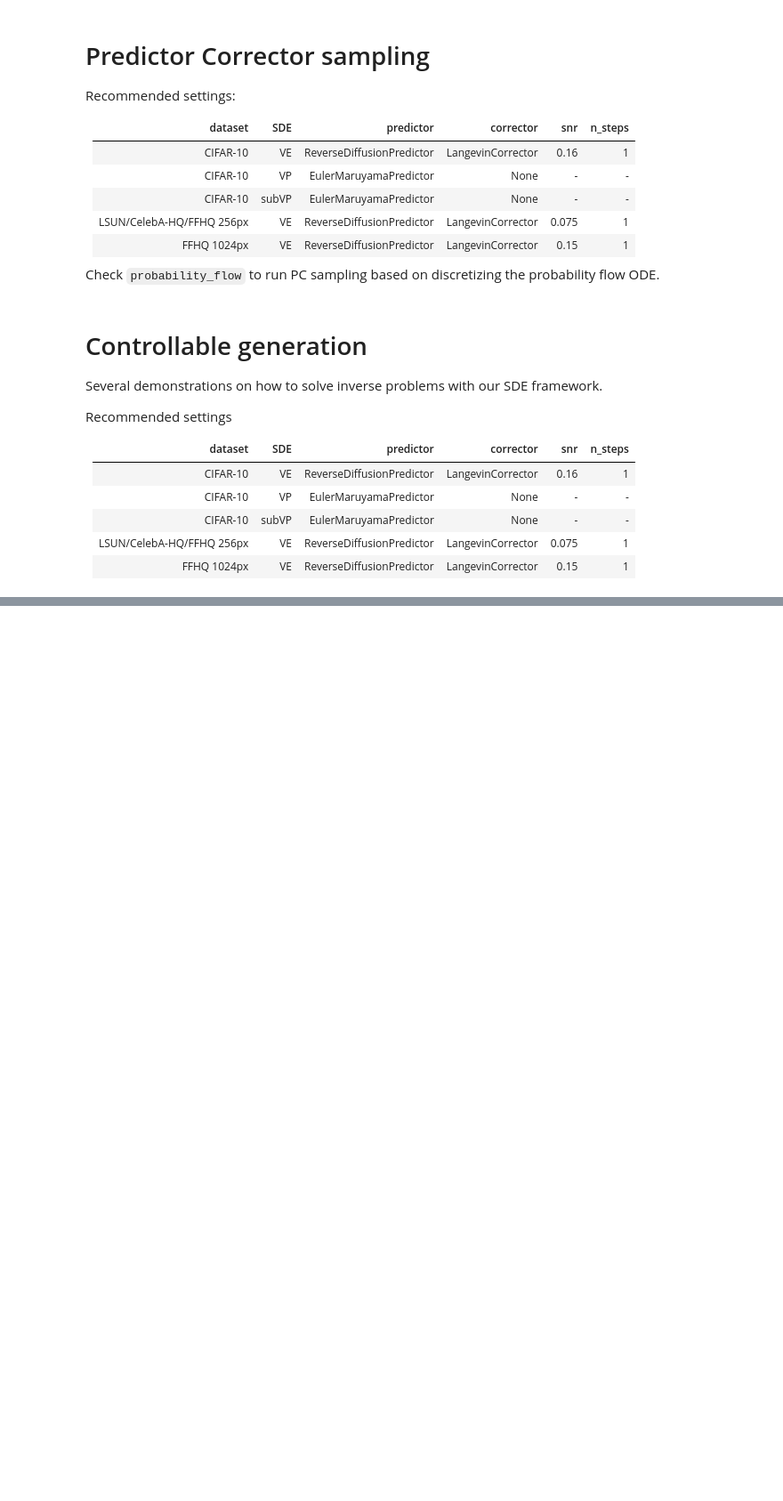
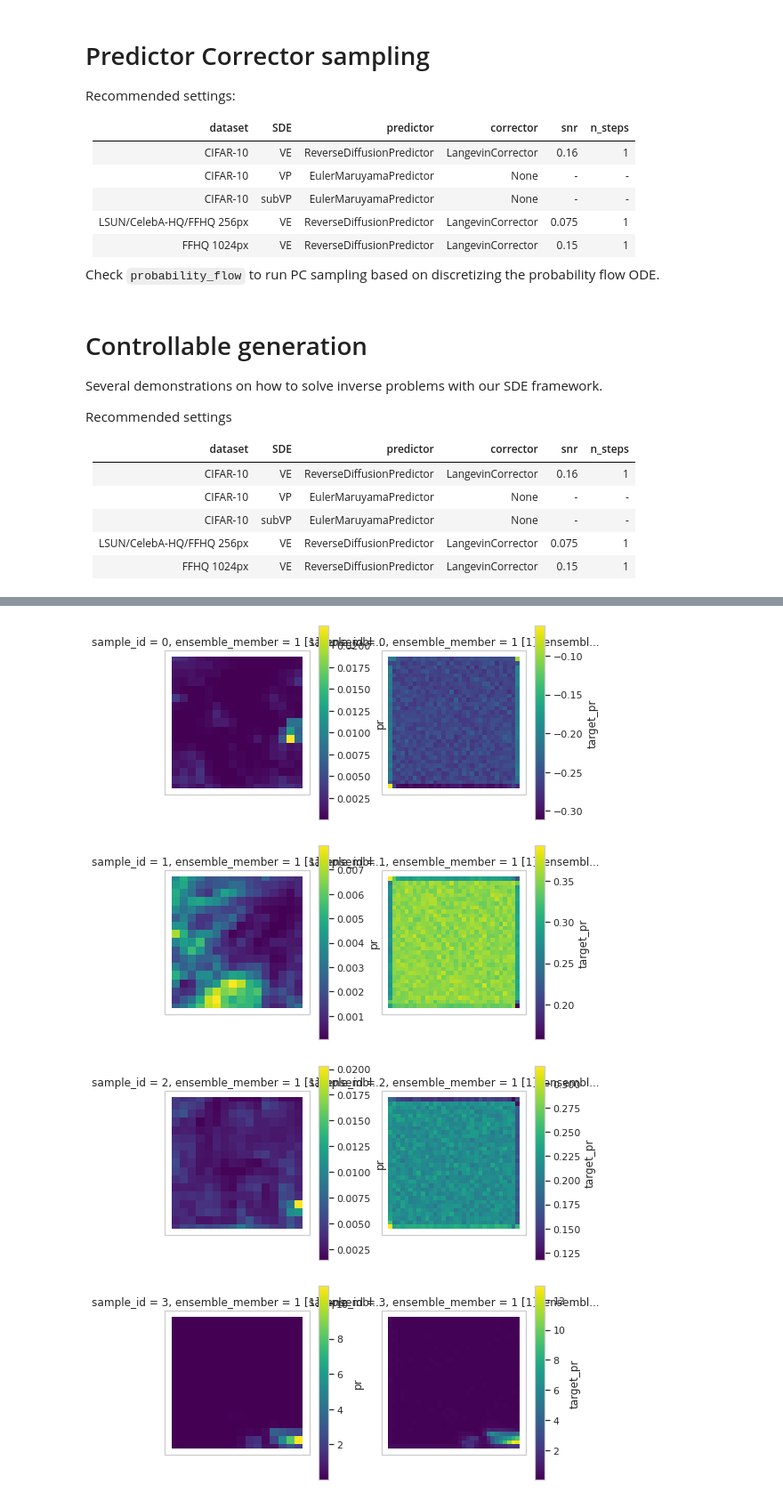
Before and after one commit to yang-song/score_sde_pytorch, a Jupyter notebook: Score_SDE_PyTorch precip in painting.ipynb, the cells around one changed output, grey strips where cells are left out. Shown at 89% size. Cells and saved outputs as stored; diff of their text form; code cells hidden in the pictures; blank space fills up the shorter version.

```diff
--- a/Score_SDE_PyTorch precip in painting.ipynb
+++ b/Score_SDE_PyTorch precip in painting.ipynb
@@ -248,3 +226,2 @@ show_samples(batch * mask)
 # %%
-x = pc_inpainter(score_model, scaler(batch), mask)
-show_samples(x)
+x2 = pc_inpainter(score_model, scaler(batch), mask)
@@ -250,0 +261,7 @@ show_samples(x)
+# %%
+show_samples(x2, normed=True)
+# %% [output]
+[figure, added]
+[figure, added]
+[figure, added]
+[figure, added]
```
Also changed, not shown: parts of 13 cells of this notebook.
